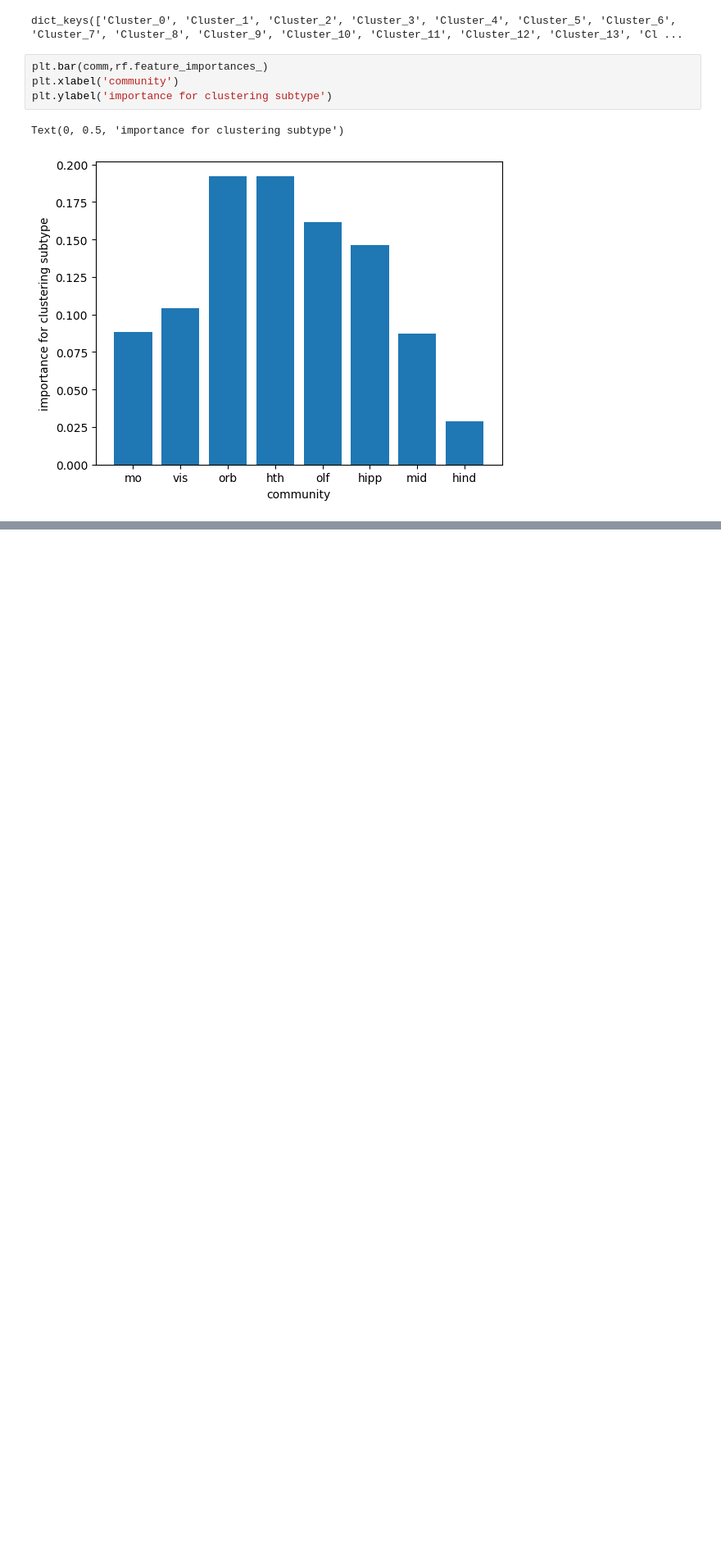
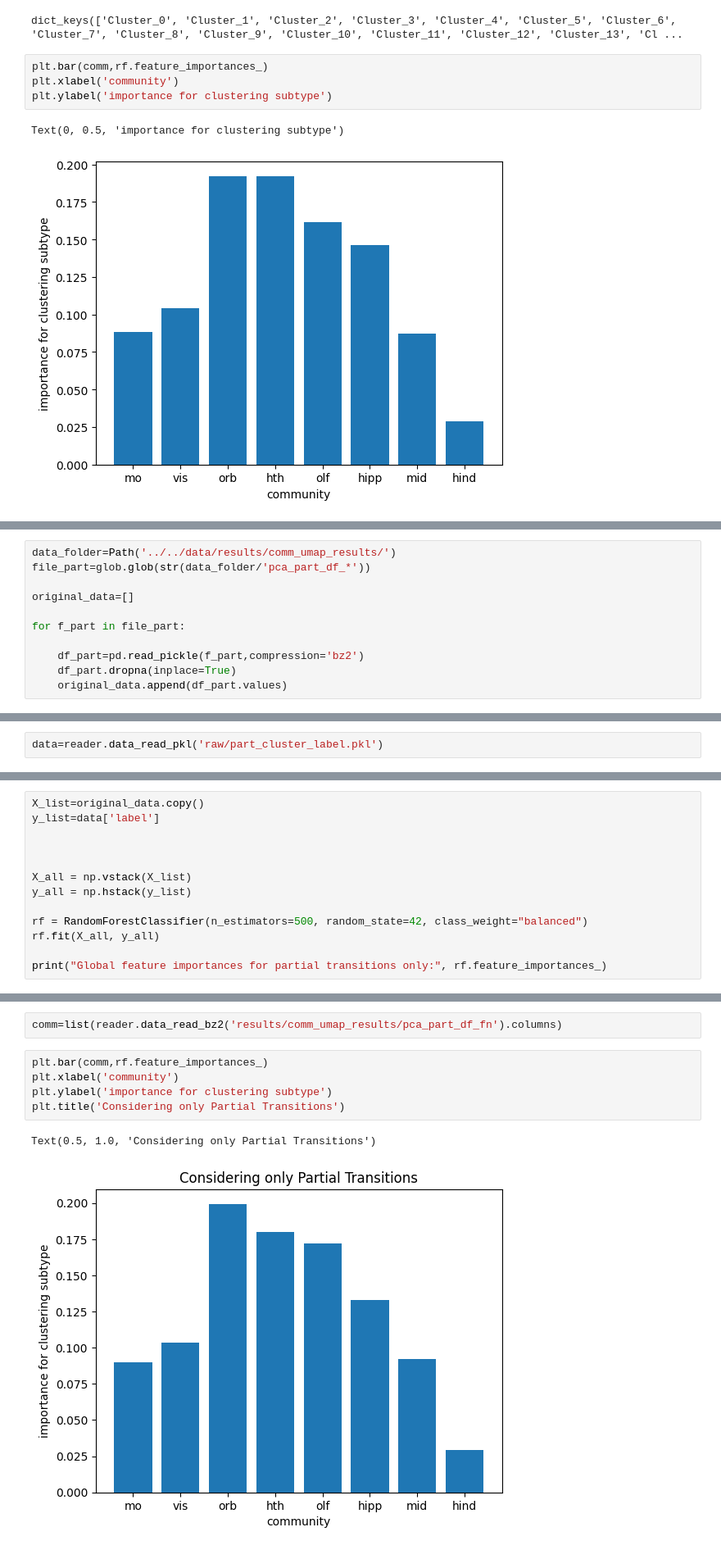
Before and after one commit to csndl-iitd/srg-tes-epilepsy-models, a Jupyter notebook: analysis/notebooks/Analyse Random Forest Cluster.ipynb, the cells around one changed output, grey strips where cells are left out. Shown at 82% size. Drawn from its saved outputs; the diff is of its cells as text; blank space fills up the shorter version.

```diff
--- a/analysis/notebooks/Analyse Random Forest Cluster.ipynb
+++ b/analysis/notebooks/Analyse Random Forest Cluster.ipynb
@@ -201,0 +208,11 @@ Text(0, 0.5, 'importance for clustering subtype')
+# %%
+data_folder=Path('../../data/results/comm_umap_results/')
+file_part=glob.glob(str(data_folder/'pca_part_df_*'))
+
+original_data=[]
+
+for f_part in file_part:
+
+    df_part=pd.read_pickle(f_part,compression='bz2')
+    df_part.dropna(inplace=True)
+    original_data.append(df_part.values)
@@ -201,0 +221,2 @@ Text(0, 0.5, 'importance for clustering subtype')
+# %%
+data=reader.data_read_pkl('raw/part_cluster_label.pkl')
@@ -201,0 +233,13 @@ Text(0, 0.5, 'importance for clustering subtype')
+# %%
+X_list=original_data.copy()
+y_list=data['label']
+
+
+
+X_all = np.vstack(X_list)
+y_all = np.hstack(y_list)
+
+rf = RandomForestClassifier(n_estimators=500, random_state=42, class_weight="balanced")
+rf.fit(X_all, y_all)
+
+print("Global feature importances for partial transitions only:", rf.feature_importances_)
@@ -201,0 +249,10 @@ Text(0, 0.5, 'importance for clustering subtype')
+# %%
+comm=list(reader.data_read_bz2('results/comm_umap_results/pca_part_df_fn').columns)
+# %%
+plt.bar(comm,rf.feature_importances_)
+plt.xlabel('community')
+plt.ylabel('importance for clustering subtype')
+plt.title('Considering only Partial Transitions')
+# %% [output]
+Text(0.5, 1.0, 'Considering only Partial Transitions')
+[figure, added]
```
Also changed, not shown: parts of 9 cells of this notebook, 1 other file.
